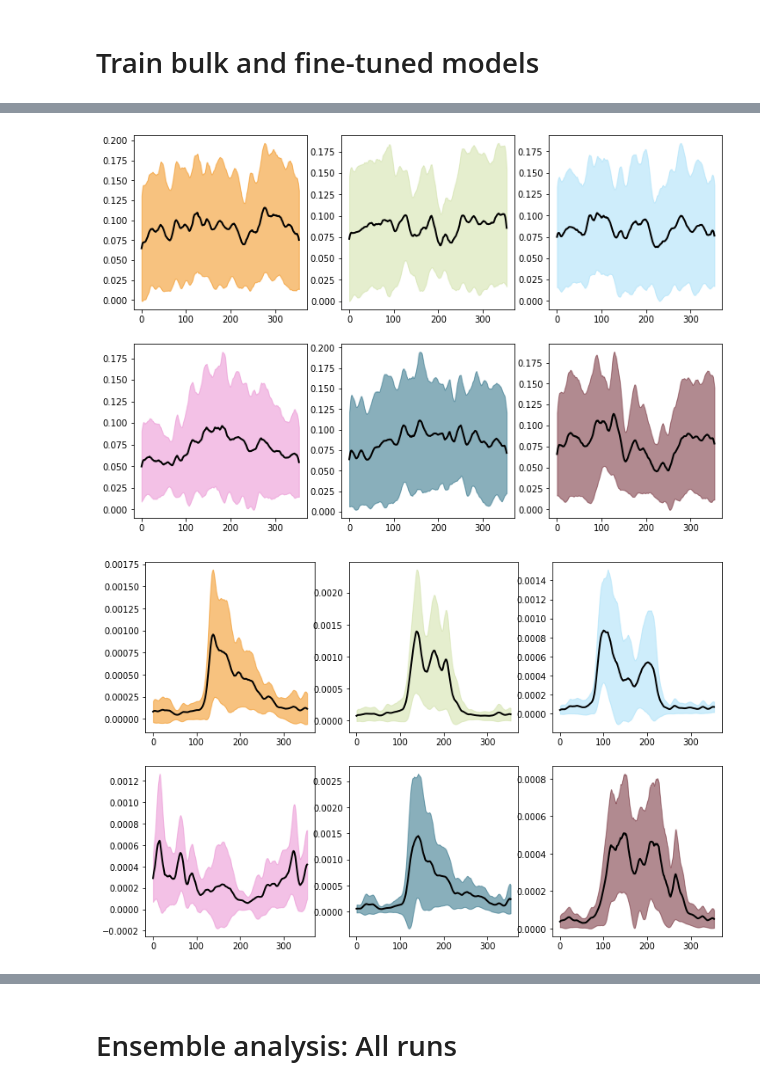
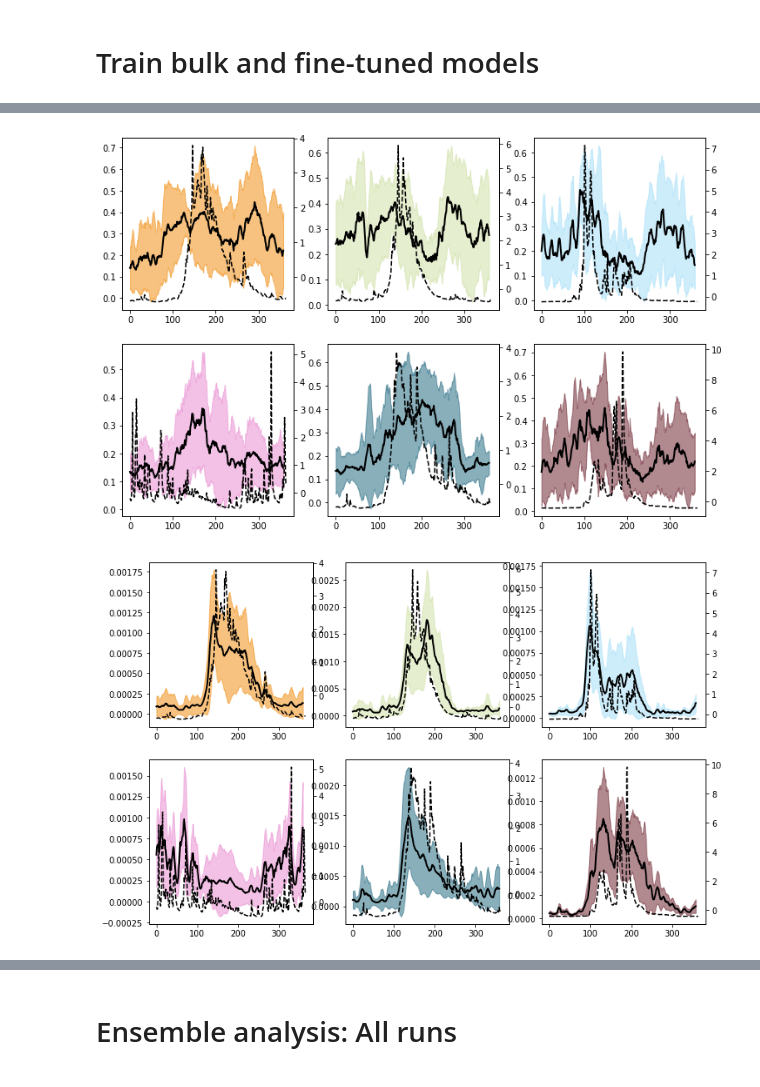
Before and after one commit to andersonsam/cnn_lstm_interpret, a Jupyter notebook: heat_map_time_series.ipynb, the cells around one changed output, grey strips where cells are left out. Drawn from its saved outputs; the diff is of its cells as text; code cells hidden in the pictures.

```diff
--- a/heat_map_time_series.ipynb
+++ b/heat_map_time_series.ipynb
@@ -1352,6 +1360,6 @@ plt.imshow(np.double(heat_fine[:,:,0]), aspect = 'auto')
 # %%
 station = 131
-day = 120
+day = 0
 zz = np.double(heat_mean_fine[Npx*day:Npx*(day+1),kk].reshape(Nlat,Nlon))
 
 zz = np.double(np.mean(heat_mean_fine[Npx*day:Npx*(day+1),:], axis = -1).reshape(Nlat,Nlon))
@@ -1362,0 +1371,8 @@ plt.imshow(zz, aspect = 'auto')
+# %%
+lonn, latt = np.meshgrid(eraLon,eraLat)
+lat_flat = latt.flatten()
+lon_flat = lonn.flatten()
+
+max_ind = np.argmax(heat)
+lat_daily = lat_flat[max_ind]
+lon_daily = lon_flat[max_ind]
@@ -1363,32 +1384,47 @@ plt.imshow(zz, aspect = 'auto')
 # %%
+lonn, latt = np.meshgrid(eraLon,eraLat)
+lat_flat = latt.flatten()
+lon_flat = lonn.flatten()
+
 A_daily = np.zeros((Ndays, Nstations))
 S_daily = np.zeros((Ndays, Nstations))
+lat_daily  = np.zeros((Ndays, Nstations))
+lon_daily  = np.zeros((Ndays, Nstations))
 for day in range(Ndays):
   for station in range(Nstations):
     heat = heat_mean_fine[Npx*day:Npx*(day+1), station]
     A_daily[day,station] = get_A(heat)
     S_daily[day,station] = np.max(heat)
+    max_ind = np.argmax(heat)
+    lat_daily[day,station] = lat_flat[max_ind]
+    lon_daily[day,station] = lon_flat[max_ind]
 
 A_daily_cluster_mean = np.zeros((Ndays, n_clusters_seasonal))
 A_daily_cluster_std = np.zeros((Ndays, n_clusters_seasonal))
 S_daily_cluster_mean = np.zeros((Ndays, n_clusters_seasonal))
 S_daily_cluster_std = np.zeros((Ndays, n_clusters_seasonal))
+lat_daily_cluster_mean  = np.zeros((Ndays, n_clusters_seasonal))
+lon_daily_cluster_mean  = np.zeros((Ndays, n_clusters_seasonal))
 for cluster in range(n_clusters_seasonal):
   inds = np.squeeze(np.argwhere(seasonal_clustering.labels_ == cluster))
   A_daily_cluster_mean[:,cluster] = np.mean(A_daily[:,inds], axis = -1)
   A_daily_cluster_std[:,cluster] = np.std(A_daily[:,inds], axis = -1)
   S_daily_cluster_mean[:,cluster] = np.mean(S_daily[:,inds], axis = -1)
   S_daily_cluster_std[:,cluster] = np.std(S_daily[:,inds], axis = -1)
+  lat_daily_cluster_mean[:,cluster] = np.mean(lat_daily[:,inds], axis = -1)
+  lon_daily_cluster_mean[:,cluster] = np.mean(lon_daily[:,inds], axis = -1)
 # %%
 #smooth
 
-window = 11
+window = 7
 kernel = np.ones(window) / window
 
 for station in range(Nstations):
 
   A_daily[:,station] = np.convolve(A_daily[:,station], kernel, mode = 'same')
   S_daily[:,station] = np.convolve(S_daily[:,station], kernel, mode = 'same')
+  lat_daily[:,station] = np.convolve(lat_daily[:,station], kernel, mode = 'same')
+  lon_daily[:,station] = np.convolve(lon_daily[:,station], kernel, mode = 'same')
 
 for cluster in range(n_clusters_seasonal):
 
@@ -1397,6 +1433,9 @@ for cluster in range(n_clusters_seasonal):
 
   A_daily_cluster_std[:,cluster] = np.convolve(A_daily_cluster_std[:,cluster], kernel, mode = 'same')
   S_daily_cluster_std[:,cluster] = np.convolve(S_daily_cluster_std[:,cluster], kernel, mode = 'same')
+
+  lat_daily_cluster_mean[:,cluster] = np.convolve(lat_daily_cluster_mean[:,cluster], kernel, mode = 'same')
+  lon_daily_cluster_mean[:,cluster] = np.convolve(lon_daily_cluster_mean[:,cluster], kernel, mode = 'same')
 
 wedge = int((window - 1)/2)
 
@@ -1408,21 +1447,28 @@ S_daily_cluster_mean = S_daily_cluster_mean[wedge:-wedge]
 
 A_daily_cluster_std = A_daily_cluster_std[wedge:-wedge]
 S_daily_cluster_std = S_daily_cluster_std[wedge:-wedge]
+
+lat_daily_cluster_mean = lat_daily_cluster_mean[wedge:-wedge]
+lon_daily_cluster_mean = lon_daily_cluster_mean[wedge:-wedge]
 # %%
 nrows = 2
 ncols = 3#np.ceil(n_clusters_seasonal / nrows, dtype = 'int')
 
 fig, axes = plt.subplots(nrows = nrows, ncols = ncols, figsize = (4*ncols, 4*nrows))
 
 for cluster, ax in enumerate(axes.flatten()):
-  # inds = np.squeeze(np.argwhere(seasonal_clustering.labels_ == cluster))
+  inds = np.squeeze(np.argwhere(seasonal_clustering.labels_ == cluster))
   y1 = A_daily_cluster_mean[:,cluster] + 2*A_daily_cluster_std[:,cluster]
   y2 = A_daily_cluster_mean[:,cluster] - 2*A_daily_cluster_std[:,cluster]
   x = np.arange(len(y1))
   ax.fill_between(x, y1, y2, color = rgbas_array[cluster,:], alpha = 0.5)
   ax.plot(A_daily_cluster_mean[:,cluster], 'k', linewidth = 2)
+
+  flow = np.mean(np.array(y_test)[:365,inds], axis = -1)
+  ax2 = ax.twinx()
+  ax2.plot(flow,'k--')
 # %% [output]
-[figure, old version]
+[figure, new version]
 # %%
 nrows = 2
 ncols = 3#np.ceil(n_clusters_seasonal / nrows, dtype = 'int')
@@ -1430,14 +1476,18 @@ ncols = 3#np.ceil(n_clusters_seasonal / nrows, dtype = 'int')
 fig, axes = plt.subplots(nrows = nrows, ncols = ncols, figsize = (4*ncols, 4*nrows))
 
 for cluster, ax in enumerate(axes.flatten()):
-  # inds = np.squeeze(np.argwhere(seasonal_clustering.labels_ == cluster))
+  inds = np.squeeze(np.argwhere(seasonal_clustering.labels_ == cluster))
   y1 = S_daily_cluster_mean[:,cluster] + 2*S_daily_cluster_std[:,cluster]
   y2 = S_daily_cluster_mean[:,cluster] - 2*S_daily_cluster_std[:,cluster]
   x = np.arange(len(y1))
   ax.fill_between(x, y1, y2, color = rgbas_array[cluster,:], alpha = 0.5)
   ax.plot(S_daily_cluster_mean[:,cluster], 'k', linewidth = 2)
+
+  flow = np.mean(np.array(y_test)[:365,inds], axis = -1)
+  ax2 = ax.twinx()
+  ax2.plot(flow,'k--')
 # %% [output]
-[figure, old version]
+[figure, new version]
 # %%
 nrows = 2
 ncols = 3#np.ceil(n_clusters_seasonal / nrows, dtype = 'int')
```
Also changed, not shown: parts of 35 cells of this notebook.
